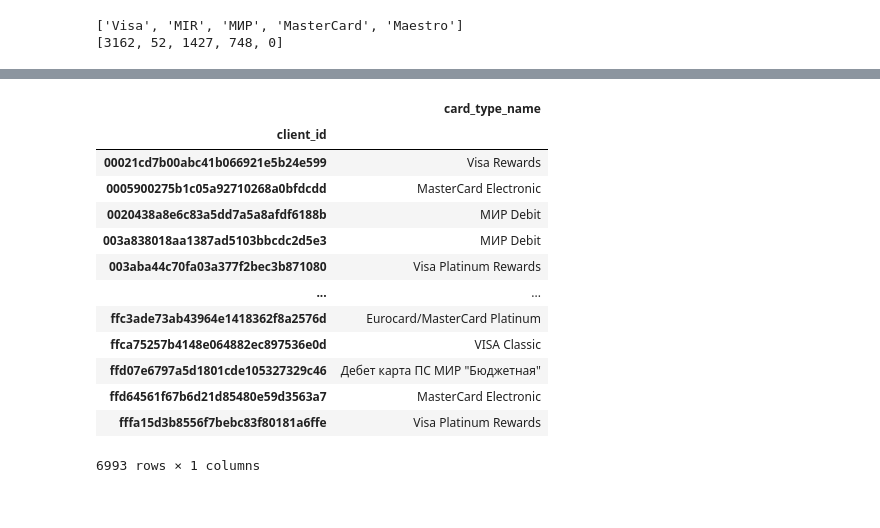
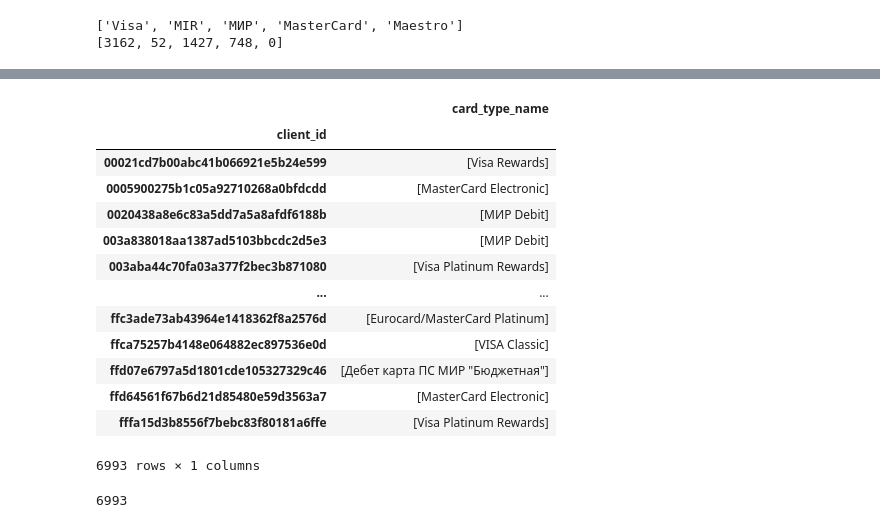
Before and after one commit to MarlouOne/MoskowCityHack, a Jupyter notebook: Pushihin/CSV_Debet_Card.ipynb, the cells around one changed output, grey strips where cells are left out. Saved outputs shown, nothing was run; the diff lists cells and outputs as text; code cells hidden in the pictures.

```diff
--- a/Pushihin/CSV_Debet_Card.ipynb
+++ b/Pushihin/CSV_Debet_Card.ipynb
@@ -27,7 +27,7 @@ data.shape
 # %%
 data = data.drop(['term','businessman_flag'], axis=1)
 # %%
-data = data.fillna({'start_date': -1, 'fact_close_date': -1})
+data = data.fillna({'start_date': -1, 'fact_close_date': -1, 'card_type_name':-1})
 # %%
 data = data.astype({'start_date': int, 'fact_close_date': int , 'purchase_sum':int ,'purchase_sum':int ,'contract_sum':int , 'current_balance_avg_sum':int , 'current_balance_sum':int, 'current_debit_turn_sum':int, 'current_credit_turn_sum':int})
 # %%
@@ -121,8 +121,9 @@ def th_get_ActualUserData(gl_DataFrame, listUniqueCardID, intIndex):
 
             maxDebet =  local_Data['current_debit_turn_sum'].max()
             maxCredet = local_Data['current_credit_turn_sum'].max()
+            maxPurchaseCount = local_Data['purchase_count'].max()
 
-            thisDB = local_Data.query(f"current_debit_turn_sum == {maxDebet} & current_credit_turn_sum == {maxCredet}")
+            thisDB = local_Data.query(f"current_debit_turn_sum == {maxDebet} & current_credit_turn_sum == {maxCredet} & purchase_count == {maxPurchaseCount}")
 
         else:
             thisDB = local_Data
@@ -336,4 +453,5 @@ NewBankCard.to_json('NewBankCard.json')
 # %%
-ValueCardData = gl_ActualUserData.query(f"start_date != -1 & fact_close_date == -1")
-ValueCardData
+ValueCardData = gl_ActualUserData.query("start_date != -1 & fact_close_date == -1")
+ValueCardData = ValueCardData.drop(['purchase_sum', "create_date",'purchase_count','current_balance_avg_sum','current_balance_sum','current_debit_turn_sum','current_credit_turn_sum','contract_sum','gender','birth_date'], axis=1)
+ValueCardData.drop_duplicates()
 # %% [output]
@@ -353,18 +487,23 @@ ValueCardData
 # %%
-ValueCardData = ValueCardData.groupby('client_id').agg({'card_type_name':'sum', })
+ValueCardData = ValueCardData.groupby('client_id').agg({'card_type_name':'unique'})
 ValueCardData
 # %% [output]
 |  | card_type_name |
 | client_id |  |
-| 00021cd7b00abc41b066921e5b24e599 | Visa Rewards |
-| 0005900275b1c05a92710268a0bfdcdd | MasterCard Electronic |
-| 0020438a8e6c83a5dd7a5a8afdf6188b | МИР Debit |
-| 003a838018aa1387ad5103bbcdc2d5e3 | МИР Debit |
-| 003aba44c70fa03a377f2bec3b871080 | Visa Platinum Rewards |
+| 00021cd7b00abc41b066921e5b24e599 | [Visa Rewards] |
+| 0005900275b1c05a92710268a0bfdcdd | [MasterCard Electronic] |
+| 0020438a8e6c83a5dd7a5a8afdf6188b | [МИР Debit] |
+| 003a838018aa1387ad5103bbcdc2d5e3 | [МИР Debit] |
+| 003aba44c70fa03a377f2bec3b871080 | [Visa Platinum Rewards] |
 | ... | ... |
-| ffc3ade73ab43964e1418362f8a2576d | Eurocard/MasterCard Platinum |
-| ffca75257b4148e064882ec897536e0d | VISA Classic |
-| ffd07e6797a5d1801cde105327329c46 | Дебет карта ПС МИР "Бюджетная" |
-| ffd64561f67b6d21d85480e59d3563a7 | MasterCard Electronic |
-| fffa15d3b8556f7bebc83f80181a6ffe | Visa Platinum Rewards |
+| ffc3ade73ab43964e1418362f8a2576d | [Eurocard/MasterCard Platinum] |
+| ffca75257b4148e064882ec897536e0d | [VISA Classic] |
+| ffd07e6797a5d1801cde105327329c46 | [Дебет карта ПС МИР "Бюджетная"] |
+| ffd64561f67b6d21d85480e59d3563a7 | [MasterCard Electronic] |
+| fffa15d3b8556f7bebc83f80181a6ffe | [Visa Platinum Rewards] |
 6993 rows × 1 columns
+# %%
+listUserCardCount = list(ValueCardData.card_type_name)
+print(len(listUserCardCount))
+# %% [output]
+6993
```
Also changed, not shown: parts of 13 cells of this notebook, 5 other files.
